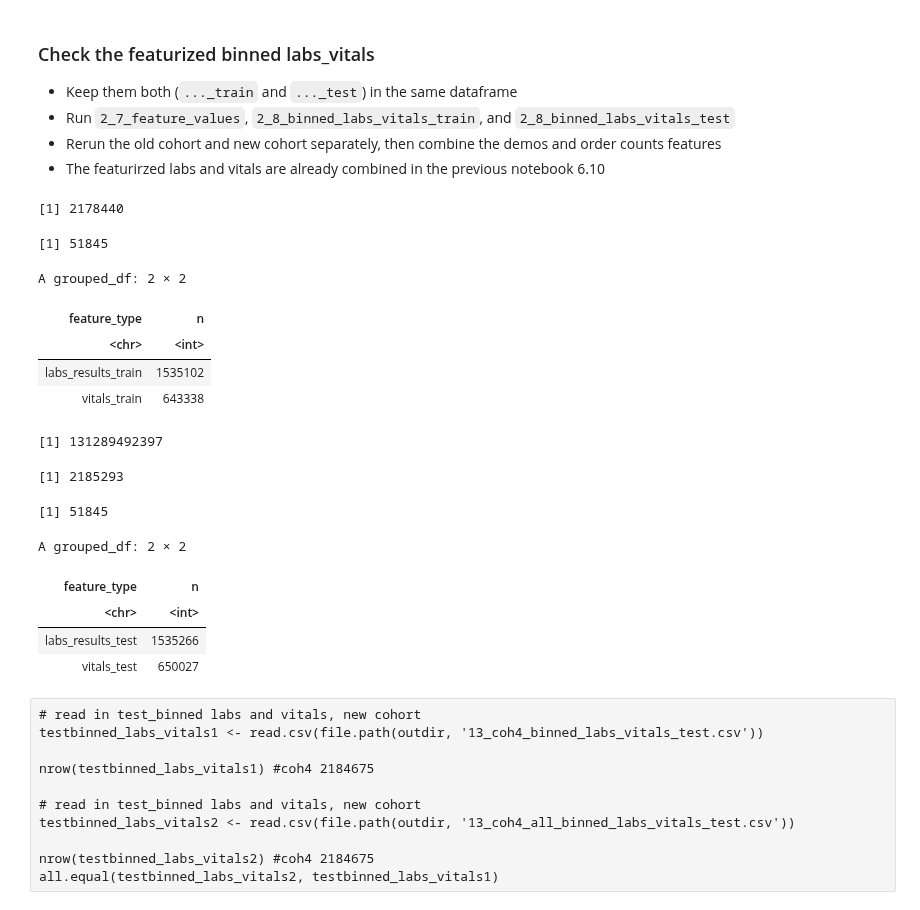
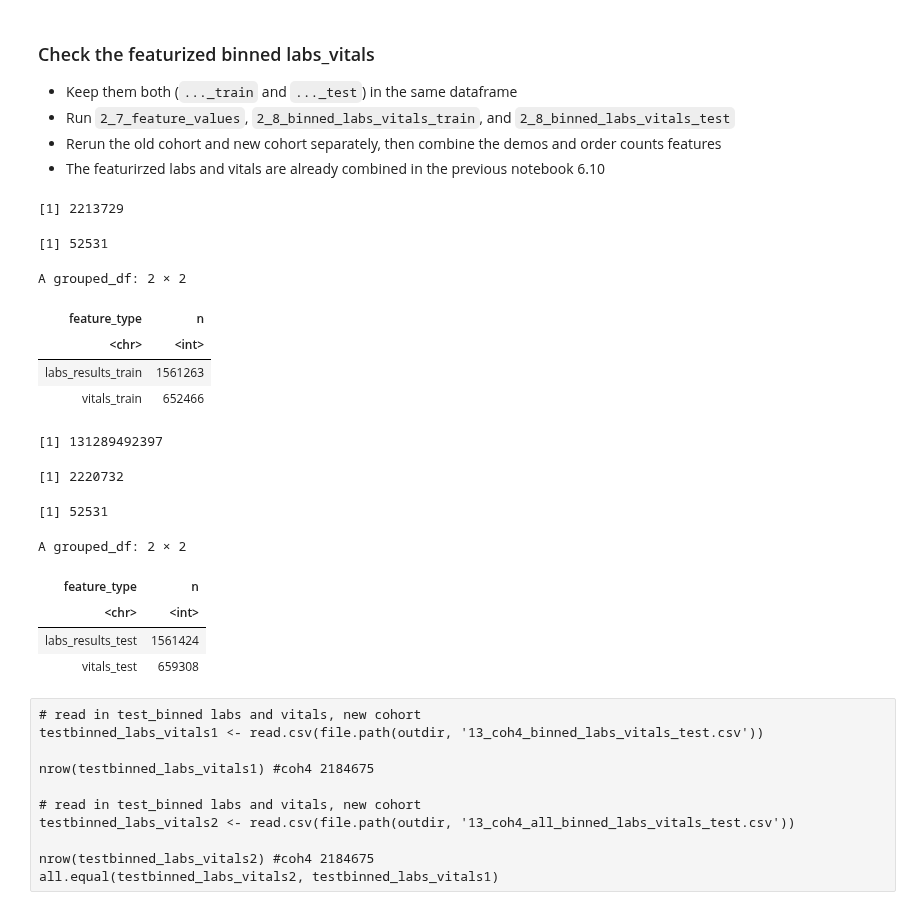
Before and after one commit to Minh084/TDA, a Jupyter notebook: shc2021/14_featurizedvalues_ordercounts_R.ipynb, the cells around one changed output. Drawn from its saved outputs; the diff is of its cells as text; code cells hidden in the pictures.

Commit message:
run cohort no OR only

```diff
--- a/shc2021/14_featurizedvalues_ordercounts_R.ipynb
+++ b/shc2021/14_featurizedvalues_ordercounts_R.ipynb
@@ -247,19 +269,24 @@ A grouped_df: 17 × 2
 # %%
 # read in train_binned labs and vitals
 # trainbinned_labs_vitals <- read.csv(file.path(outdir, '13_coh4_binned_labs_vitals_train.csv'))
-trainbinned_labs_vitals <- read.csv(file.path(outdir, '13.2_coh4_binned_labs_vitals_train.csv'))
+# trainbinned_labs_vitals <- read.csv(file.path(outdir, '13.2_coh4_binned_labs_vitals_train.csv'))
+
+### different cohort no OR only
+# trainbinned_labs_vitals <- read.csv(file.path(outdir, '13_coh4_noOR_binned_labs_vitals_train.csv'))
+trainbinned_labs_vitals <- read.csv(file.path(outdir, '13.2_coh4_noOR_binned_labs_vitals_train.csv'))
+
 
 nrow(trainbinned_labs_vitals) #coh4: old 2185308
 length(unique(trainbinned_labs_vitals$pat_enc_csn_id_coded)) # 51845
 trainbinned_labs_vitals %>% group_by(feature_type) %>% count()
 # %% [output]
-[1] 2178440
+[1] 2213729
-[1] 51845
+[1] 52531
 A grouped_df: 2 × 2
 | feature_type | n |
 | <chr> | <int> |
-| labs_results_train | 1535102 |
-| vitals_train | 643338 |
+| labs_results_train | 1561263 |
+| vitals_train | 652466 |
 # %%
 # this patient has no vitals or labs within 24 hours? difftime in featurized didn't take this one!!!! removed
 setdiff(cohort$pat_enc_csn_id_coded, trainbinned_labs_vitals$pat_enc_csn_id_coded)
@@ -268,19 +295,23 @@ setdiff(cohort$pat_enc_csn_id_coded, trainbinned_labs_vitals$pat_enc_csn_id_code
 # %%
 # read in test_binned labs and vitals, new cohort
 # testbinned_labs_vitals <- read.csv(file.path(outdir, '13_coh4_binned_labs_vitals_test.csv'))
-testbinned_labs_vitals <- read.csv(file.path(outdir, '13.2_coh4_binned_labs_vitals_test.csv'))
+# testbinned_labs_vitals <- read.csv(file.path(outdir, '13.2_coh4_binned_labs_vitals_test.csv'))
+
+# COHORT noOR only
+# testbinned_labs_vitals <- read.csv(file.path(outdir, '13_coh4_noOR_binned_labs_vitals_test.csv'))
+testbinned_labs_vitals <- read.csv(file.path(outdir, '13.2_coh4_noOR_binned_labs_vitals_test.csv'))
 
 nrow(testbinned_labs_vitals) #coh4 2184675
 length(unique(testbinned_labs_vitals$pat_enc_csn_id_coded)) # 51845
 testbinned_labs_vitals %>% group_by(feature_type) %>% count()
 # %% [output]
-[1] 2185293
+[1] 2220732
-[1] 51845
+[1] 52531
 A grouped_df: 2 × 2
 | feature_type | n |
 | <chr> | <int> |
-| labs_results_test | 1535266 |
-| vitals_test | 650027 |
+| labs_results_test | 1561424 |
+| vitals_test | 659308 |
 # %% [raw]
 # read in test_binned labs and vitals, new cohort
 testbinned_labs_vitals1 <- read.csv(file.path(outdir, '13_coh4_binned_labs_vitals_test.csv'))
```
Also changed, not shown: parts of 17 cells of this notebook, 11 other files.
